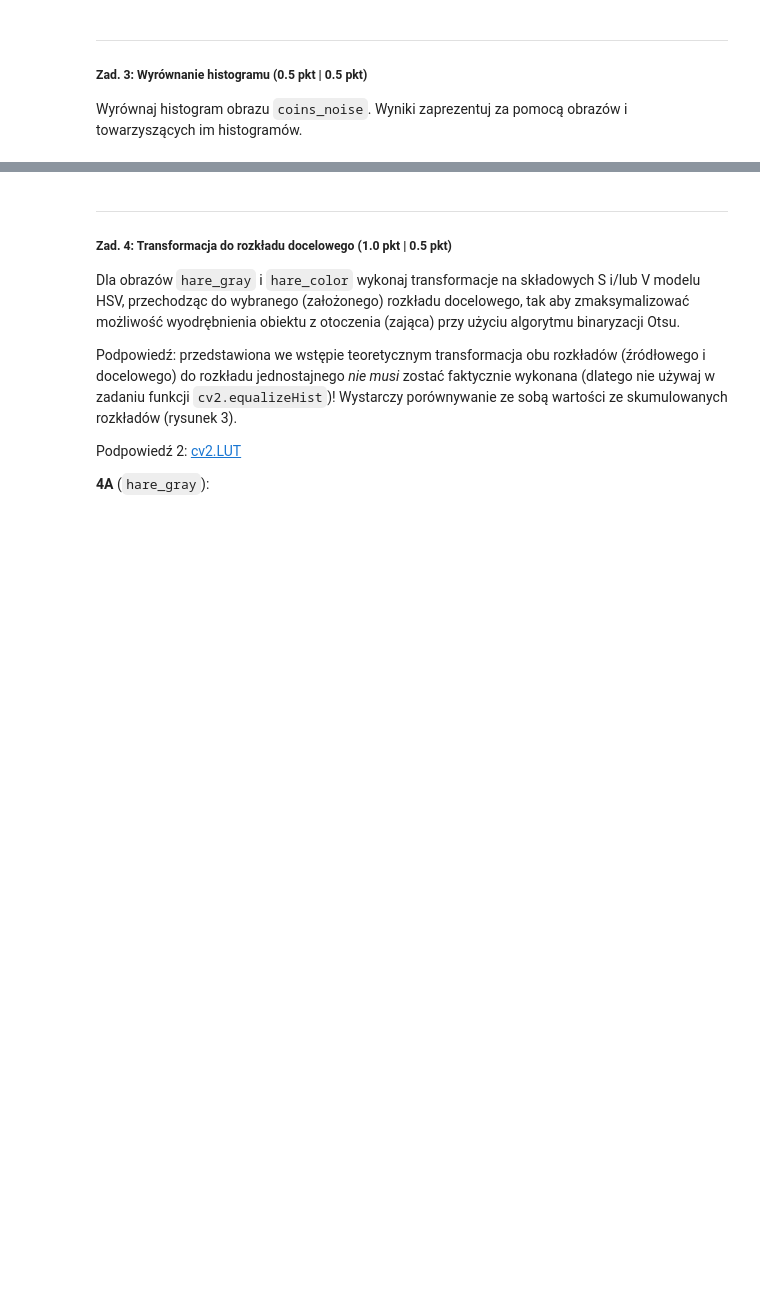
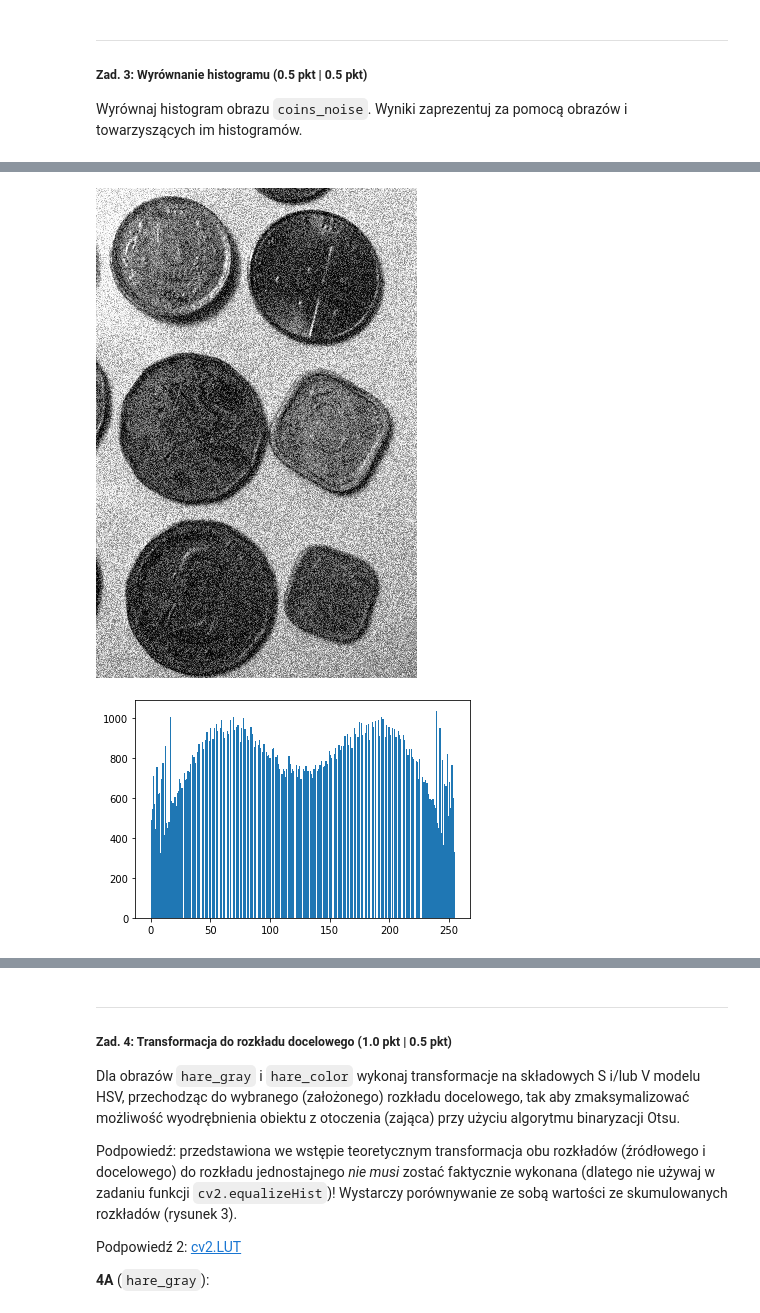
Before and after one commit to ProtossLuigi/studia-mag, a Jupyter notebook: analiza_i_przetwarzanie_obrazow/lab3/Lab3_zadanie.ipynb, the cells around one changed output, grey strips where cells are left out. Cells and saved outputs as stored; diff of their text form; code cells hidden in the pictures; blank space fills up the shorter version.

```diff
--- a/analiza_i_przetwarzanie_obrazow/lab3/Lab3_zadanie.ipynb
+++ b/analiza_i_przetwarzanie_obrazow/lab3/Lab3_zadanie.ipynb
@@ -56,0 +82,7 @@ dst = cv2.equalizeHist(coins_noise)
+# %%
+dst = cv2.equalizeHist(coins_noise)
+plt.hist(dst.flatten(), bins=256)
+Image.fromarray(dst)
+# %% [output]
+[figure, added]
+[figure, added]
```
Also changed, not shown: parts of 7 cells of this notebook.
